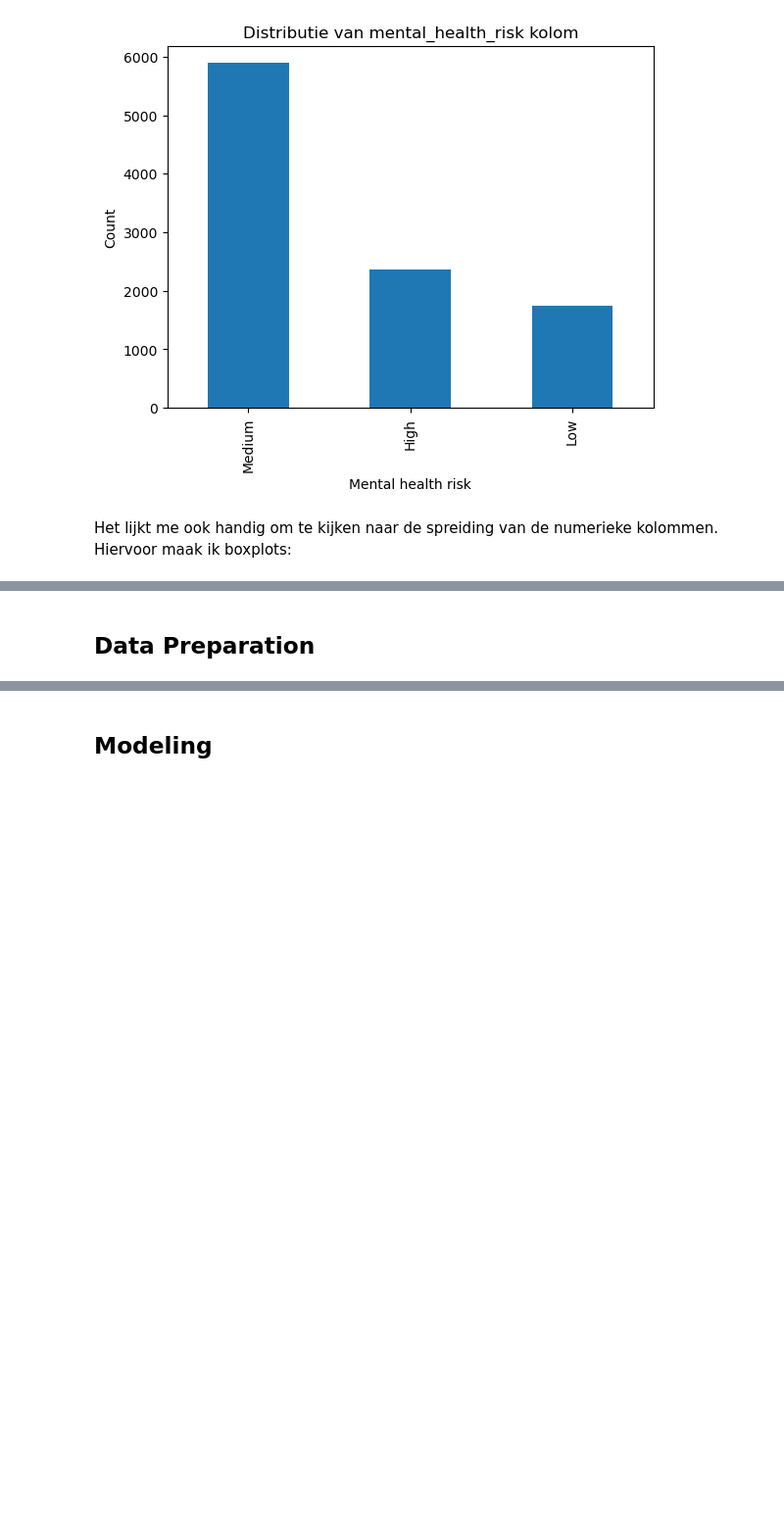
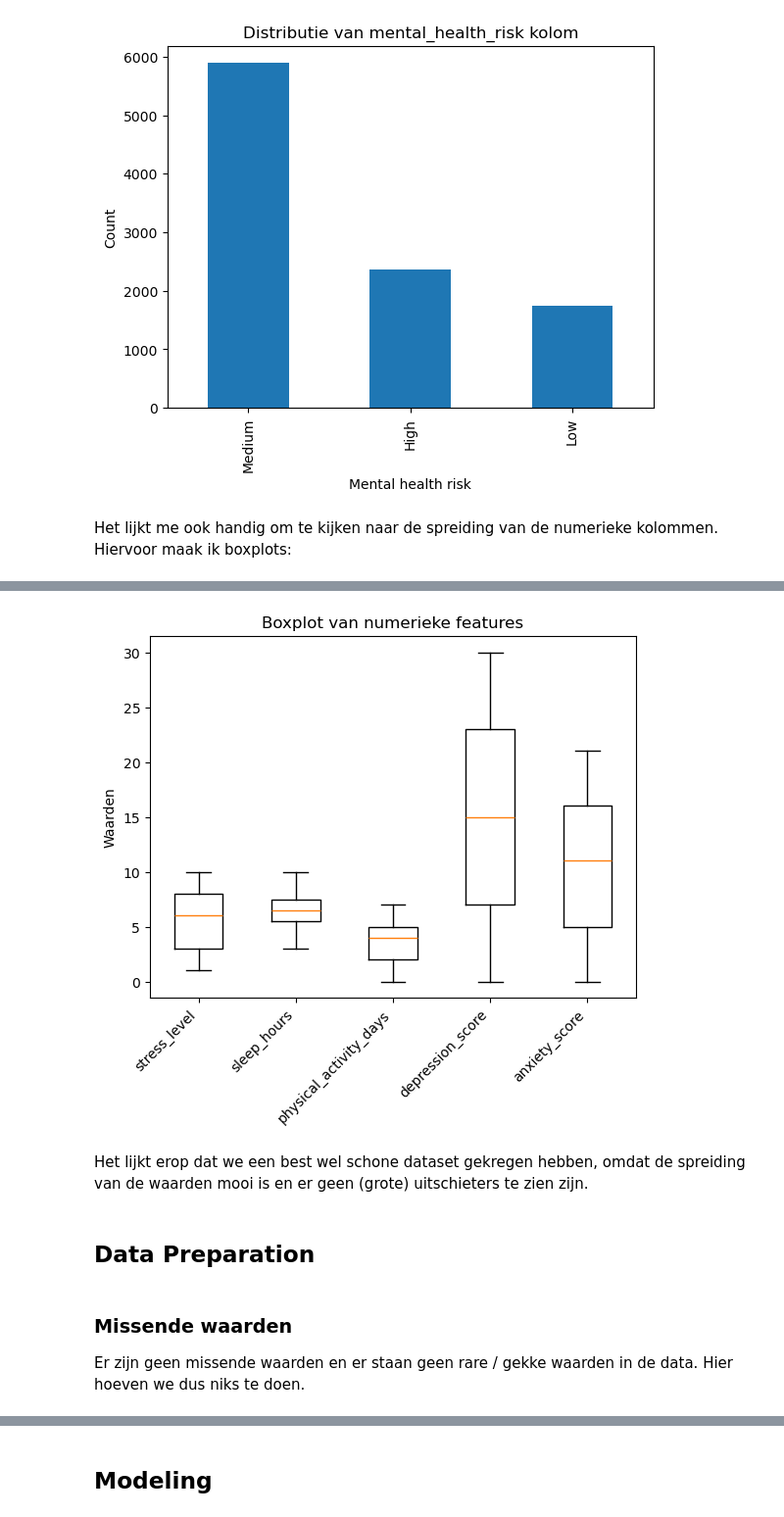
Before and after one commit to GitMathijs/S3_AI_lesmateriaal, a Jupyter notebook: Casus/casus.ipynb, the cells around one changed output, grey strips where cells are left out. Shown at 98% size. Saved outputs shown, nothing was run; the diff lists cells and outputs as text; code cells hidden in the pictures; blank space fills up the shorter version.

```diff
--- a/Casus/casus.ipynb
+++ b/Casus/casus.ipynb
@@ -118,2 +119,17 @@ De boxplot ziet er prima uit met een mooie spreiding, en geen uitschieters.
+# %%
+# boxplots met wat kleinere waarden
+cols = ["stress_level", "sleep_hours", "physical_activity_days", "depression_score", "anxiety_score"]
+plt.boxplot(data[cols])
+plt.title("Boxplot van numerieke features")
+plt.ylabel("Waarden")
+plt.xticks(ticks=range(1, len(cols)+1), labels=cols, rotation=45, ha="right")
+plt.show()
+# %% [output]
+[figure, added]
+# %% [markdown]
+Het lijkt erop dat we een best wel schone dataset gekregen hebben, omdat de spreiding van de waarden mooi is en er geen (grote) uitschieters te zien zijn.
 # %% [markdown]
 ## Data Preparation
+# %% [markdown]
+### Missende waarden
+Er zijn geen missende waarden en er staan geen rare / gekke waarden in de data. Hier hoeven we dus niks te doen.
```
Also changed, not shown: parts of 5 cells of this notebook.
